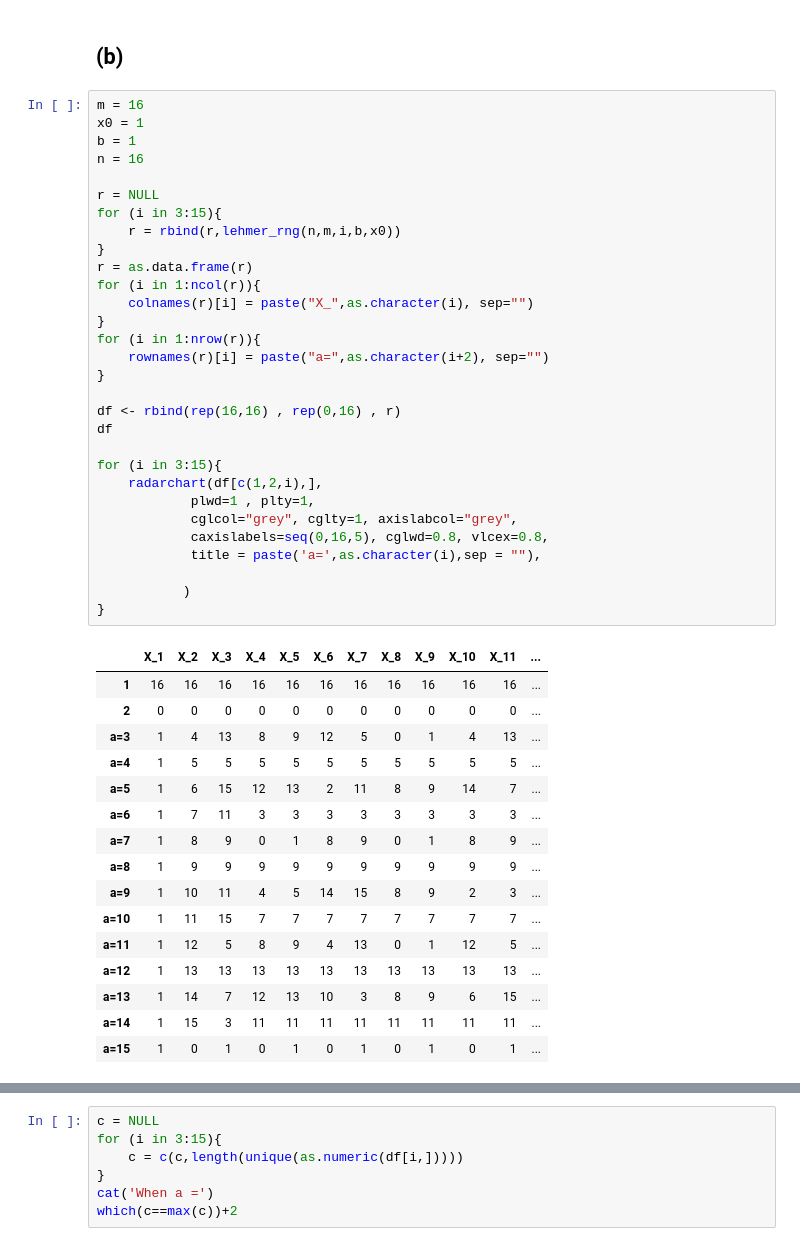
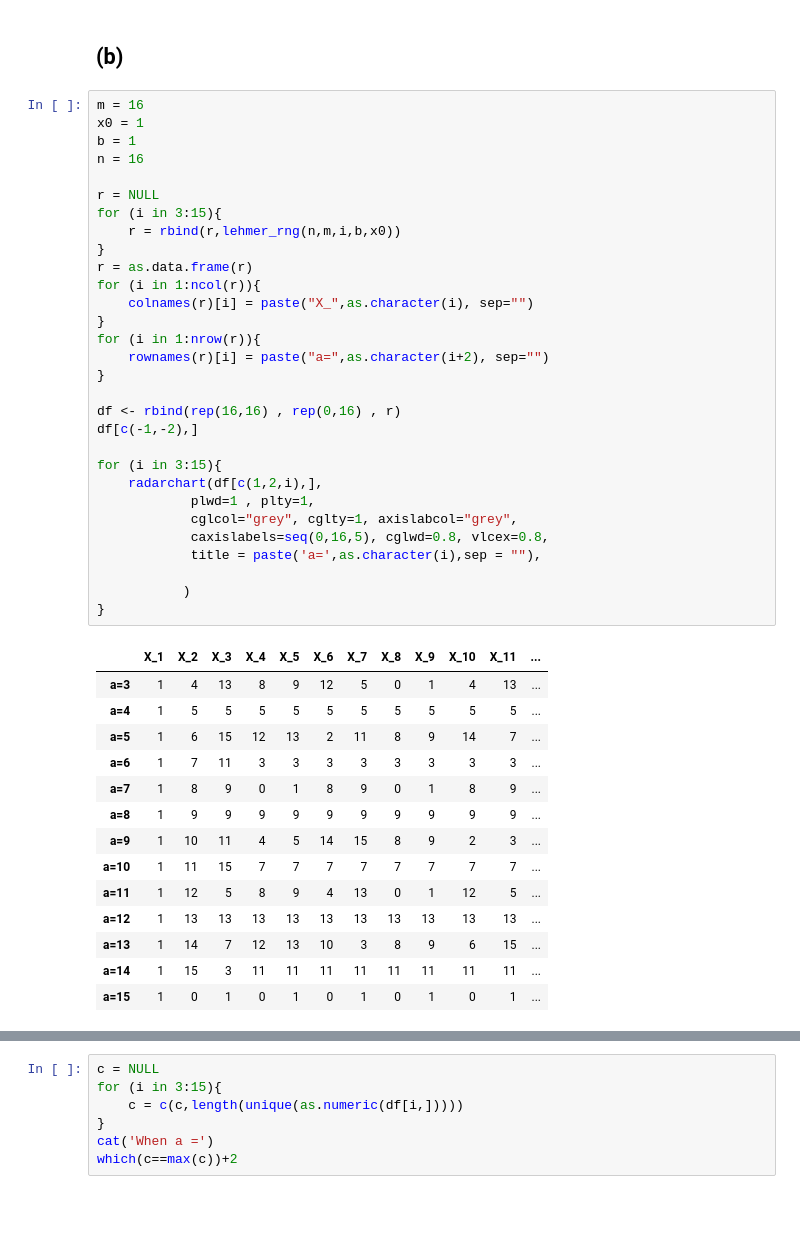
Before and after one commit to LimboRift/MATH-534, a Jupyter notebook: CP3.ipynb, the cells around one changed output, grey strips where cells are left out. Cells and saved outputs as stored; diff of their text form; blank space fills up the shorter version.

```diff
--- a/CP3.ipynb
+++ b/CP3.ipynb
@@ -95,36 +95,34 @@ lehmer_rng = function(n,m,a,b,x0){
 m = 16
 x0 = 1
 b = 1
 n = 16
 
 r = NULL
 for (i in 3:15){
     r = rbind(r,lehmer_rng(n,m,i,b,x0))
 }
 r = as.data.frame(r)
 for (i in 1:ncol(r)){
     colnames(r)[i] = paste("X_",as.character(i), sep="")
 }
 for (i in 1:nrow(r)){
     rownames(r)[i] = paste("a=",as.character(i+2), sep="")
 }
 
 df <- rbind(rep(16,16) , rep(0,16) , r)
-df
+df[c(-1,-2),]
 
 for (i in 3:15){
     radarchart(df[c(1,2,i),],
             plwd=1 , plty=1,
             cglcol="grey", cglty=1, axislabcol="grey",
             caxislabels=seq(0,16,5), cglwd=0.8, vlcex=0.8,
             title = paste('a=',as.character(i),sep = ""),
 
            )
 }
 # %% [output]
 |  | X_1 | X_2 | X_3 | X_4 | X_5 | X_6 | X_7 | X_8 | X_9 | X_10 | X_11 | ... |
-| 1 | 16 | 16 | 16 | 16 | 16 | 16 | 16 | 16 | 16 | 16 | 16 | ... |
-| 2 | 0 | 0 | 0 | 0 | 0 | 0 | 0 | 0 | 0 | 0 | 0 | ... |
 | a=3 | 1 | 4 | 13 | 8 | 9 | 12 | 5 | 0 | 1 | 4 | 13 | ... |
 | a=4 | 1 | 5 | 5 | 5 | 5 | 5 | 5 | 5 | 5 | 5 | 5 | ... |
 | a=5 | 1 | 6 | 15 | 12 | 13 | 2 | 11 | 8 | 9 | 14 | 7 | ... |
```
Also changed, not shown: parts of 1 cell of this notebook.
